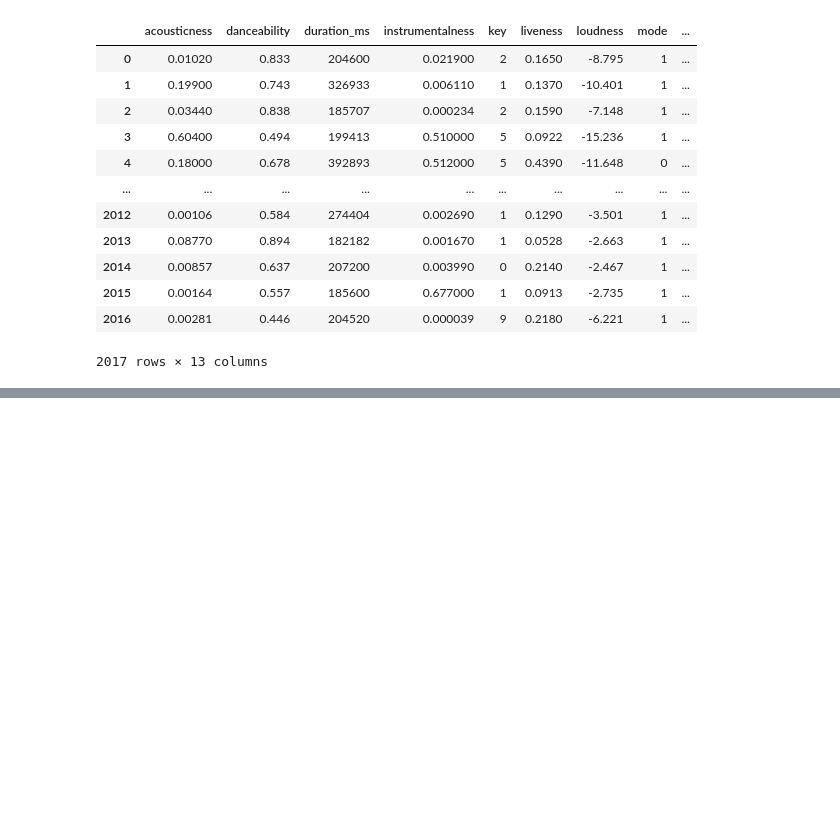
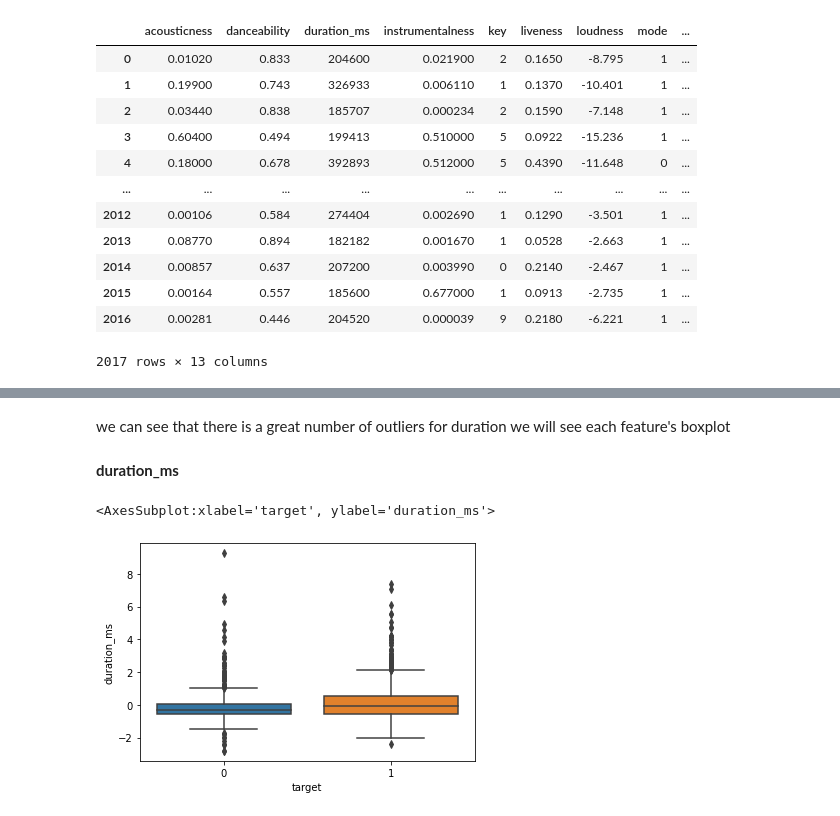
Before and after one commit to AhmedCharfeddine/spotify-recommender-system, a Jupyter notebook: Notebook 1.ipynb, the cells around one changed output, grey strips where cells are left out. Cells and saved outputs as stored; diff of their text form; code cells hidden in the pictures; blank space fills up the shorter version.

```diff
--- a/Notebook 1.ipynb
+++ b/Notebook 1.ipynb
@@ -229,0 +264,9 @@ plt.show()
+# %% [markdown]
+we can see that there is a great number of outliers for duration we will see each feature's boxplot
+# %% [markdown]
+**duration_ms**
+# %%
+sns.boxplot(x="target",y=standard_spotify.columns[0] ,data=standard_spotify)
+# %% [output]
+<AxesSubplot:xlabel='target', ylabel='duration_ms'>
+[figure, added]
```
Also changed, not shown: parts of 22 cells of this notebook.
